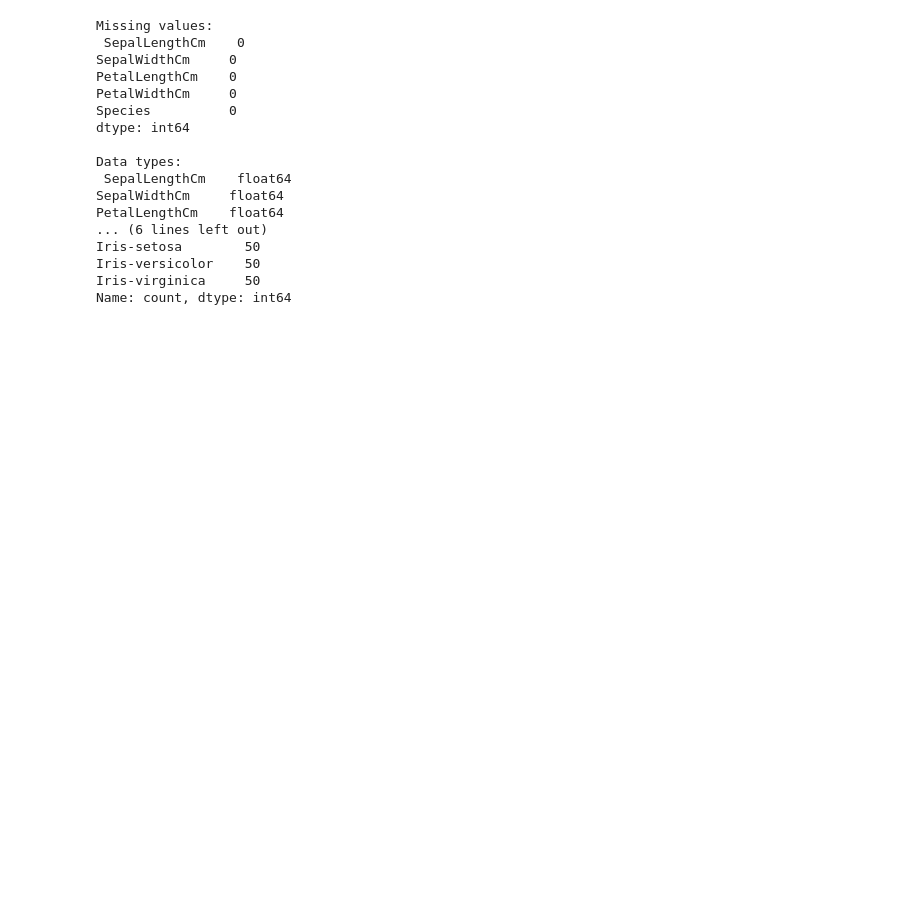
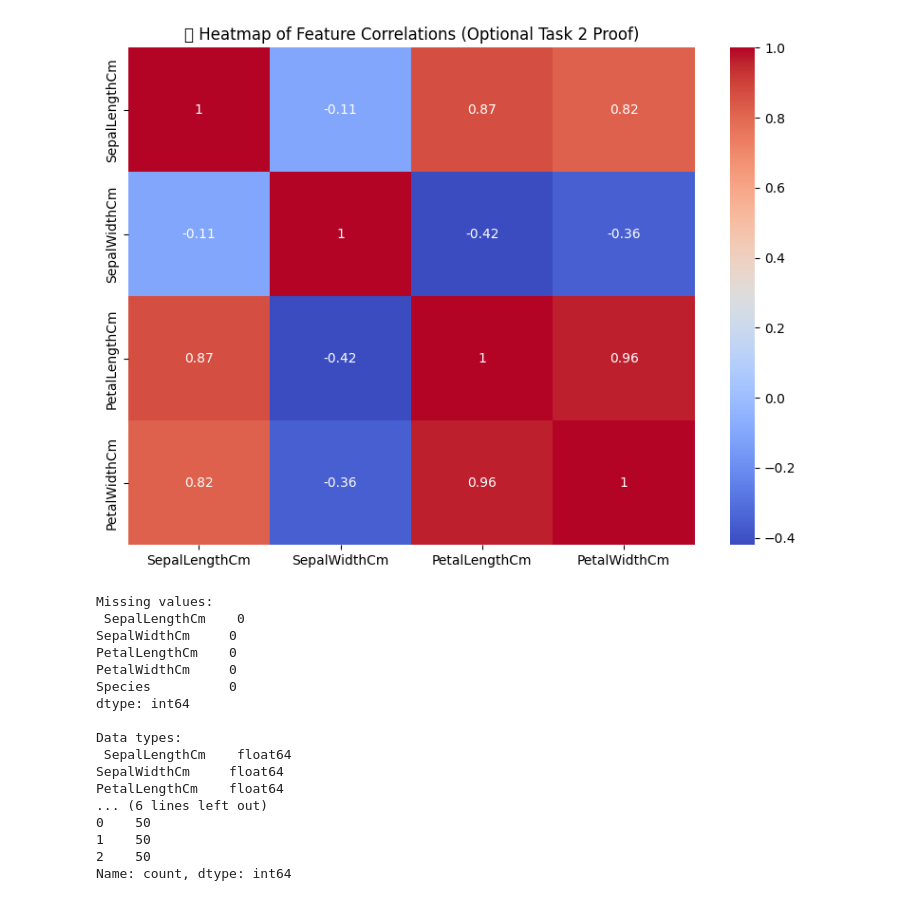
Before and after one commit to tirtha103/KNN-Classification-using-Iris-Dataset, a Jupyter notebook: notebooks/iris_knn_classifier.ipynb, the cells around one changed output. Saved outputs shown, nothing was run; the diff lists cells and outputs as text; code cells hidden in the pictures; blank space fills up the shorter version.

```diff
--- a/notebooks/iris_knn_classifier.ipynb
+++ b/notebooks/iris_knn_classifier.ipynb
@@ -19,6 +48,17 @@ Shape of dataset: (150, 6)
+# %%
+# Optional: Correlation Heatmap
+plt.figure(figsize=(8,6))
+sns.heatmap(df.iloc[:, :-1].corr(), annot=True, cmap="coolwarm")
+plt.title(" Heatmap of Feature Correlations (Optional Task 2 Proof)")
+plt.tight_layout()
+plt.savefig("C:/Users/dutta/Desktop/iris-knn-classification/images/eda_heatmap.png")
+plt.show()
+# %% [output]
+[figure, added]
 # %%
-# Drop the 'Id' column
-df.drop('Id', axis=1, inplace=True)
+# Drop 'Id' column only if it exists
+if 'Id' in df.columns:
+    df.drop('Id', axis=1, inplace=True)
 
 # Check for null values
 print("Missing values:\n", df.isnull().sum())
@@ -26,7 +66,7 @@ print("Missing values:\n", df.isnull().sum())
 # Check data types
 print("\nData types:\n", df.dtypes)
 
-# Class distribution (how many of each flower type)
+# Class distribution
 print("\nClass distribution:\n", df['Species'].value_counts())
 # %% [output]
 Missing values:
@@ -42,9 +82,9 @@ Data types:
 SepalWidthCm     float64
 PetalLengthCm    float64
 ... (6 lines left out)
-Iris-setosa        50
-Iris-versicolor    50
-Iris-virginica     50
+0    50
+1    50
+2    50
 Name: count, dtype: int64
 # %%
 from sklearn.preprocessing import LabelEncoder, StandardScaler
```
Also changed, not shown: parts of 8 cells of this notebook, 8 other files.
